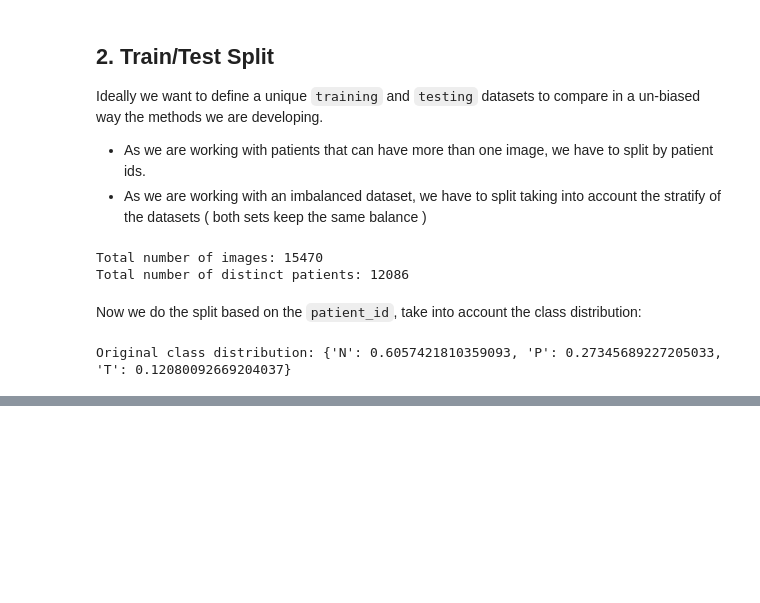
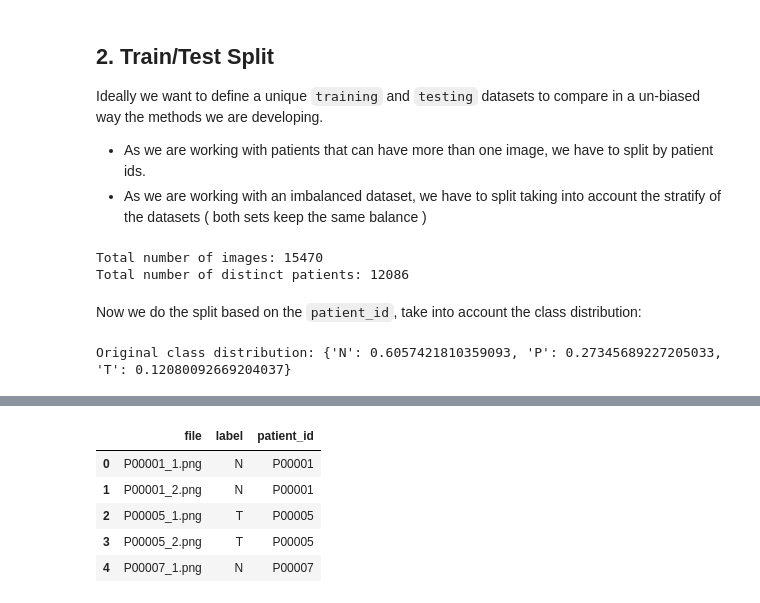
Before and after one commit to vvcastro/vision-chestXRay, a Jupyter notebook: 01_preprocessing.ipynb, the cells around one changed output, grey strips where cells are left out. Drawn from its saved outputs; the diff is of its cells as text; code cells hidden in the pictures; blank space fills up the shorter version.

```diff
--- a/01_preprocessing.ipynb
+++ b/01_preprocessing.ipynb
@@ -20,7 +19,11 @@ import scipy
 import cv2
 import os
 
+random_state = 2023
+
 BASE_DATA_DIR = os.path.join('data', 'train')
+TRAINING_SET_FILE = os.path.join('data', 'training_set.csv')
+TESTING_SET_FILE = os.path.join('data', 'testing_set.csv')
 # %% [markdown]
 ## 1. Cleaning Idea
 
@@ -81,0 +116,10 @@ Testing data size: 3084 samples
+# %%
+training_data = pd.read_csv( TRAINING_SET_FILE )
+training_data.head()
+# %% [output]
+|  | file | label | patient_id |
+| 0 | P00001_1.png | N | P00001 |
+| 1 | P00001_2.png | N | P00001 |
+| 2 | P00005_1.png | T | P00005 |
+| 3 | P00005_2.png | T | P00005 |
+| 4 | P00007_1.png | N | P00007 |
```
Also changed, not shown: parts of 19 cells of this notebook, 1 other file.
